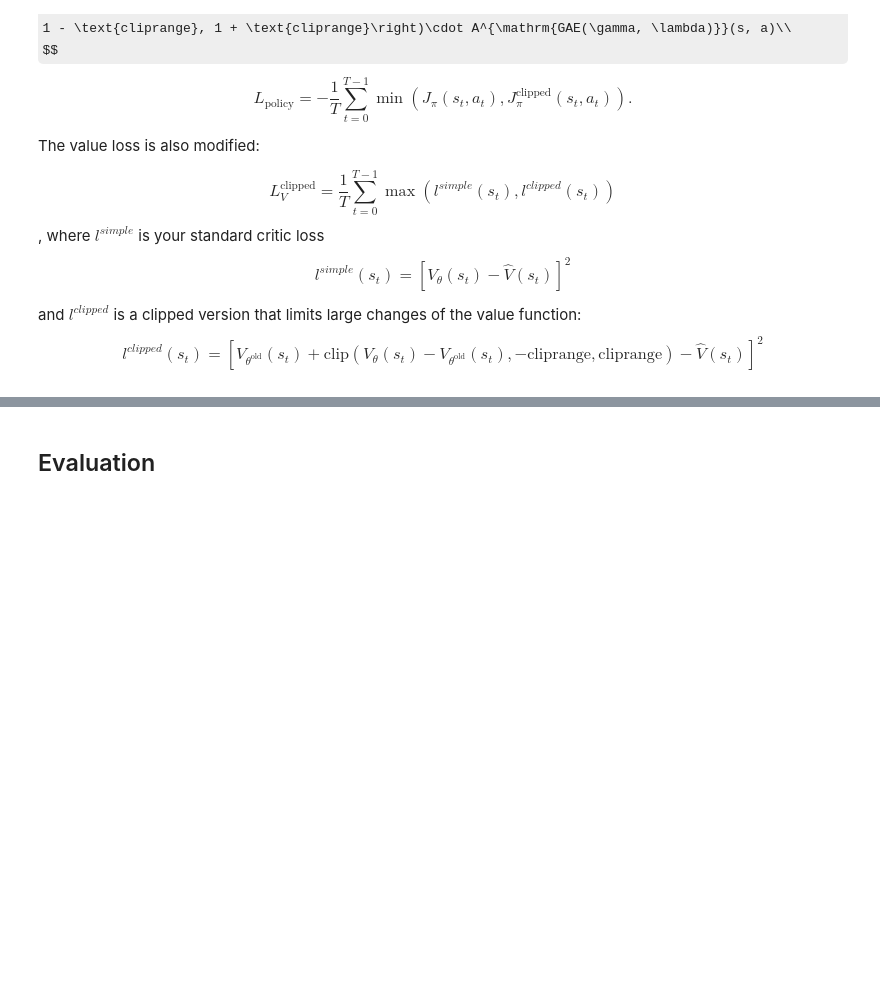
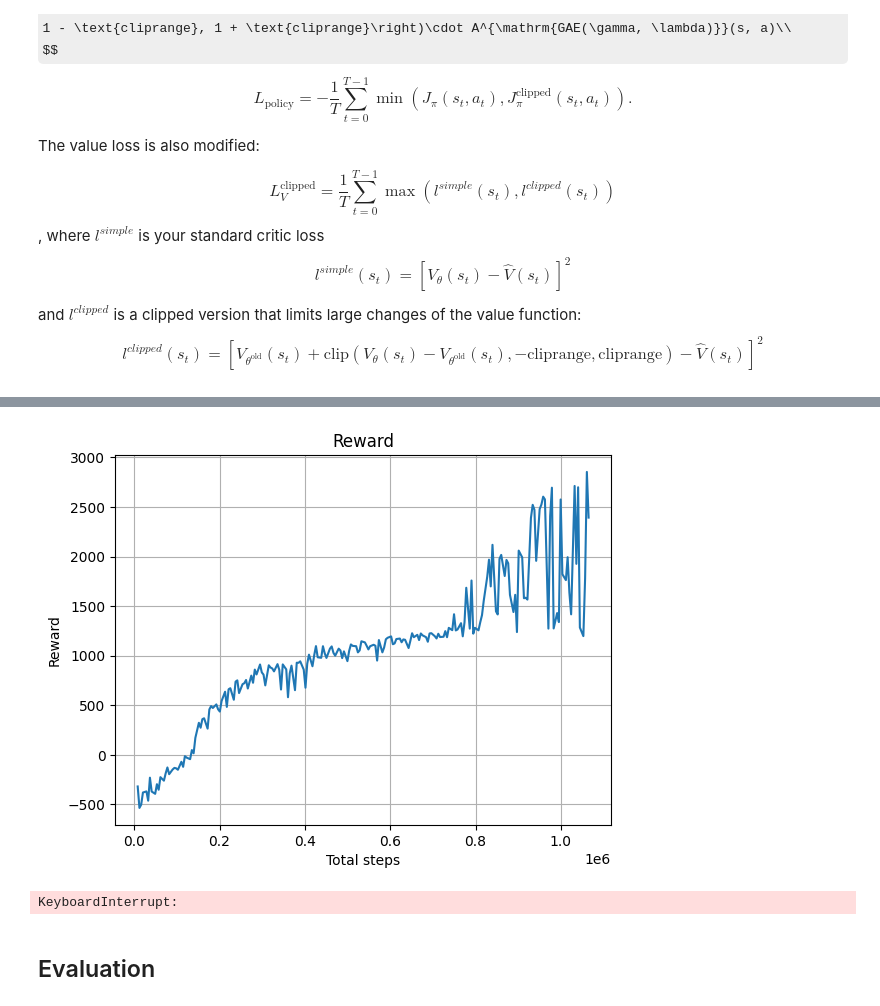
Before and after one commit to HazyMrf/RL-task, a Jupyter notebook: ppo.ipynb, the cells around one changed output, grey strips where cells are left out. Cells and saved outputs as stored; diff of their text form; code cells hidden in the pictures; some formulas as TeX source; blank space fills up the shorter version.

```diff
--- a/ppo.ipynb
+++ b/ppo.ipynb
@@ -718,3 +777,27 @@ KeyboardInterrupt:
+# %%
+steps = []
+rewards = []
+
+for i in tqdm(range(n_iter)):
+    trajectory = sampler.get_next()
+
+    if (i + 1) % 100 == 0:
+        clear_output(True)
+        rewards.append(vec_env.env.env.env.return_queue[-1])
+        steps.append(sampler.runner.step_var)
+
+        plt.plot(steps, rewards, label="episode rewards")
+        plt.title("Reward")
+        plt.xlabel("Total steps")
+        plt.ylabel("Reward")
+        plt.grid()
+        plt.show()
+
+    ppo.step(trajectory)
+    sched.step()
+# %% [output]
+[figure, added]
+KeyboardInterrupt:
 # %% [markdown]
 ## Evaluation
 # %%
```
Also changed, not shown: parts of 8 cells of this notebook, 30 other files.
